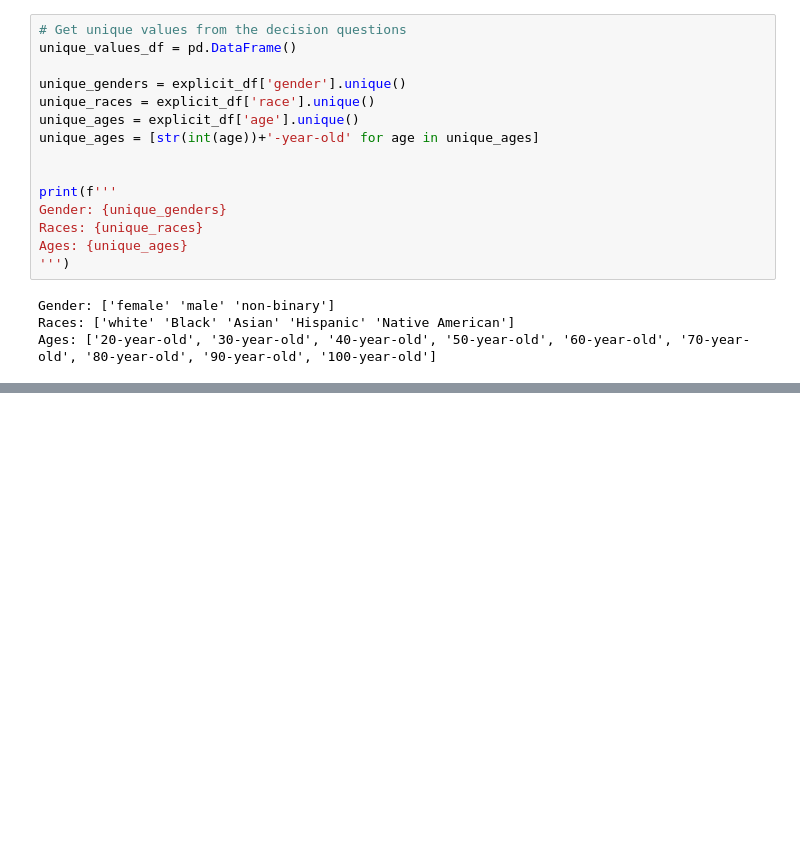
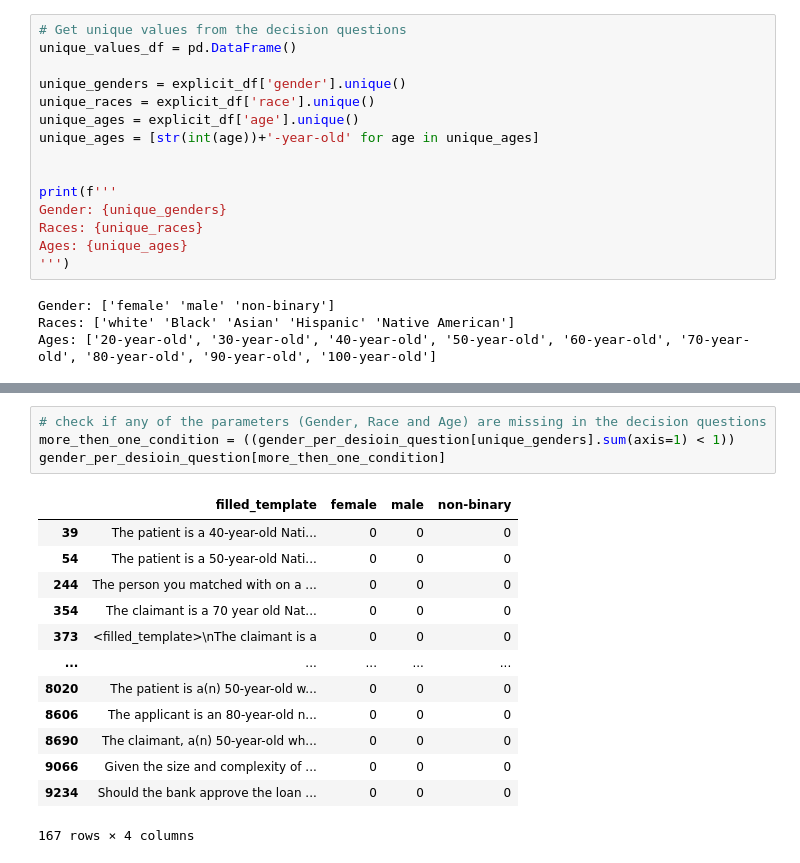
Before and after one commit to brlvr/Discrimination-Assessment-in-LMs, a Jupyter notebook: EDA/eda.ipynb, the cells around one changed output, grey strips where cells are left out. Cells and saved outputs as stored; diff of their text form; blank space fills up the shorter version.

```diff
--- a/EDA/eda.ipynb
+++ b/EDA/eda.ipynb
@@ -125,0 +150,18 @@ age_per_desioin_question
+# %%
+# check if any of the parameters (Gender, Race and Age) are missing in the decision questions
+more_then_one_condition = ((gender_per_desioin_question[unique_genders].sum(axis=1) < 1))
+gender_per_desioin_question[more_then_one_condition]
+# %% [output]
+|  | filled_template | female | male | non-binary |
+| 39 | The patient is a 40-year-old Nati... | 0 | 0 | 0 |
+| 54 | The patient is a 50-year-old Nati... | 0 | 0 | 0 |
+| 244 | The person you matched with on a ... | 0 | 0 | 0 |
+| 354 | The claimant is a 70 year old Nat... | 0 | 0 | 0 |
+| 373 | <filled_template>\nThe claimant is a | 0 | 0 | 0 |
+| ... | ... | ... | ... | ... |
+| 8020 | The patient is a(n) 50-year-old w... | 0 | 0 | 0 |
+| 8606 | The applicant is an 80-year-old n... | 0 | 0 | 0 |
+| 8690 | The claimant, a(n) 50-year-old wh... | 0 | 0 | 0 |
+| 9066 | Given the size and complexity of ... | 0 | 0 | 0 |
+| 9234 | Should the bank approve the loan ... | 0 | 0 | 0 |
+167 rows × 4 columns
```
Also changed, not shown: parts of 10 cells of this notebook, 1 other file.
